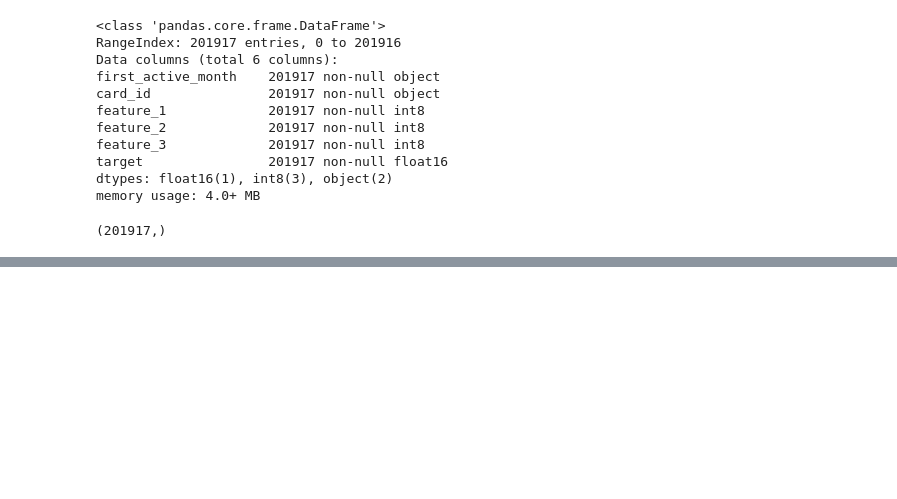
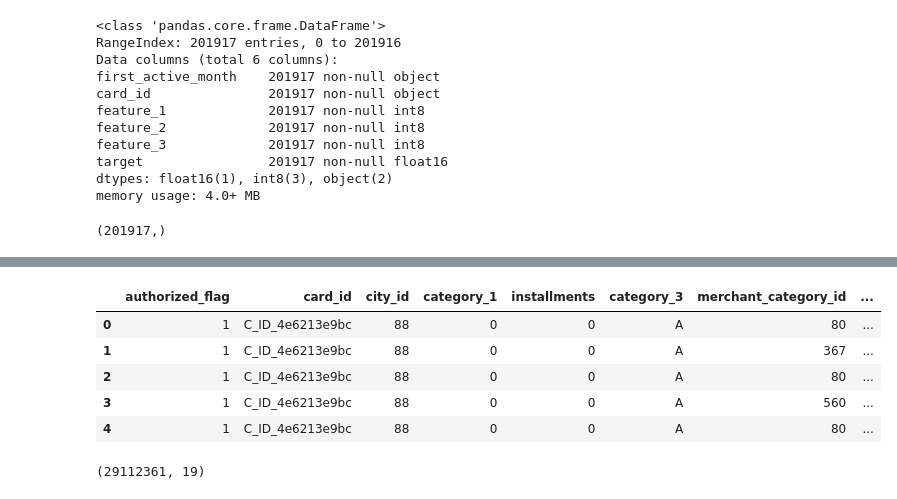
Before and after one commit to contemplat0r/Elo_Merchant_Category_Recommendation, a Jupyter notebook: elo_merchant_category_recommendation_first_exp_eda.ipynb, the cells around one changed output, grey strips where cells are left out. Drawn from its saved outputs; the diff is of its cells as text; code cells hidden in the pictures; blank space fills up the shorter version.

```diff
--- a/elo_merchant_category_recommendation_first_exp_eda.ipynb
+++ b/elo_merchant_category_recommendation_first_exp_eda.ipynb
@@ -922,0 +1102,15 @@ ht_group_by_card_id_agg_sum_pa.head()
+# %%
+left_merged_short_historical_and_train_df = pd.merge(short_historical_transactions_df, train_df, on='card_id', how='left')
+# %%
+left_merged_short_historical_and_train_df.head()
+# %% [output]
+|  | authorized_flag | card_id | city_id | category_1 | installments | category_3 | merchant_category_id | ... |
+| 0 | 1 | C_ID_4e6213e9bc | 88 | 0 | 0 | A | 80 | ... |
+| 1 | 1 | C_ID_4e6213e9bc | 88 | 0 | 0 | A | 367 | ... |
+| 2 | 1 | C_ID_4e6213e9bc | 88 | 0 | 0 | A | 80 | ... |
+| 3 | 1 | C_ID_4e6213e9bc | 88 | 0 | 0 | A | 560 | ... |
+| 4 | 1 | C_ID_4e6213e9bc | 88 | 0 | 0 | A | 80 | ... |
+# %%
+left_merged_short_historical_and_train_df.shape
+# %% [output]
+(29112361, 19)
```
Also changed, not shown: parts of 42 cells of this notebook.
